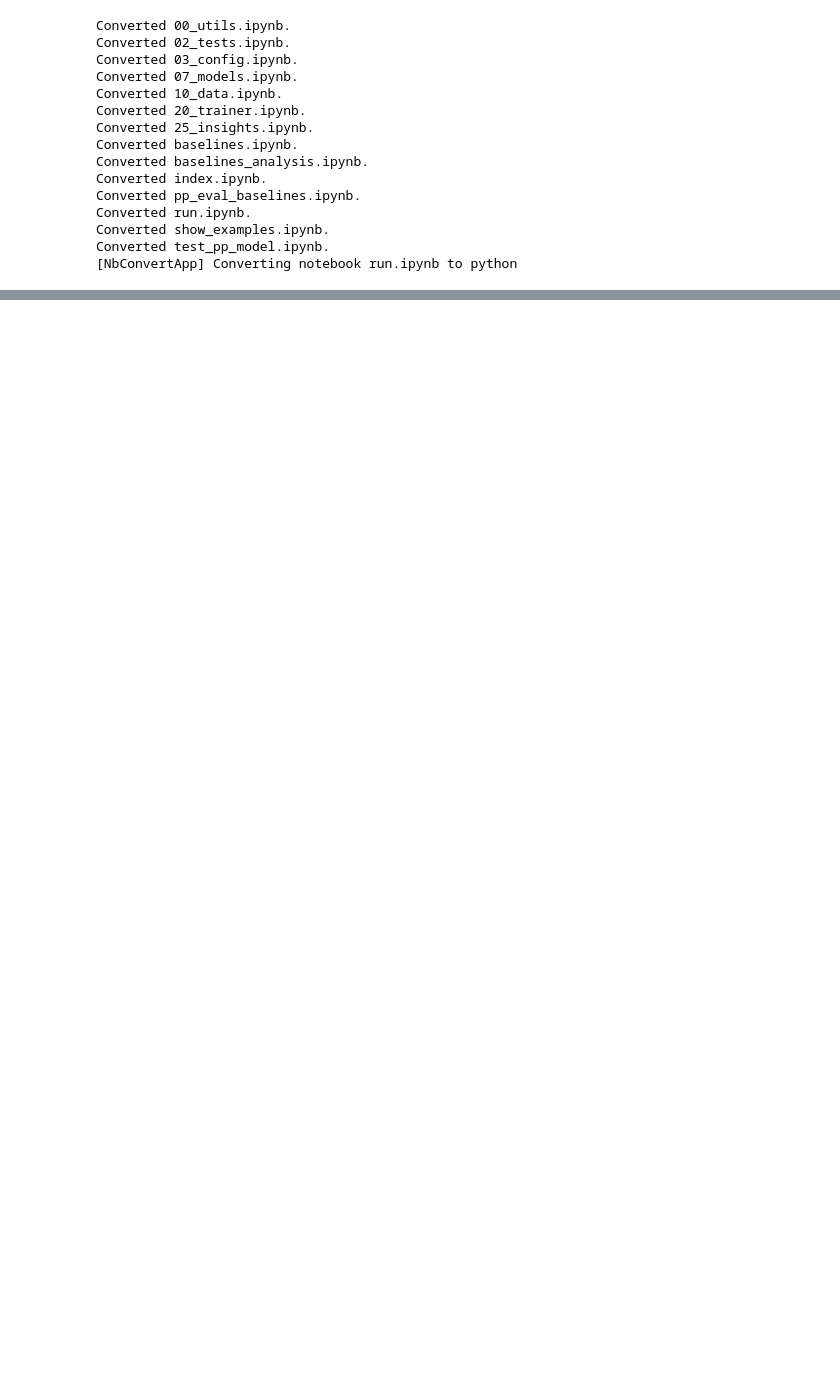
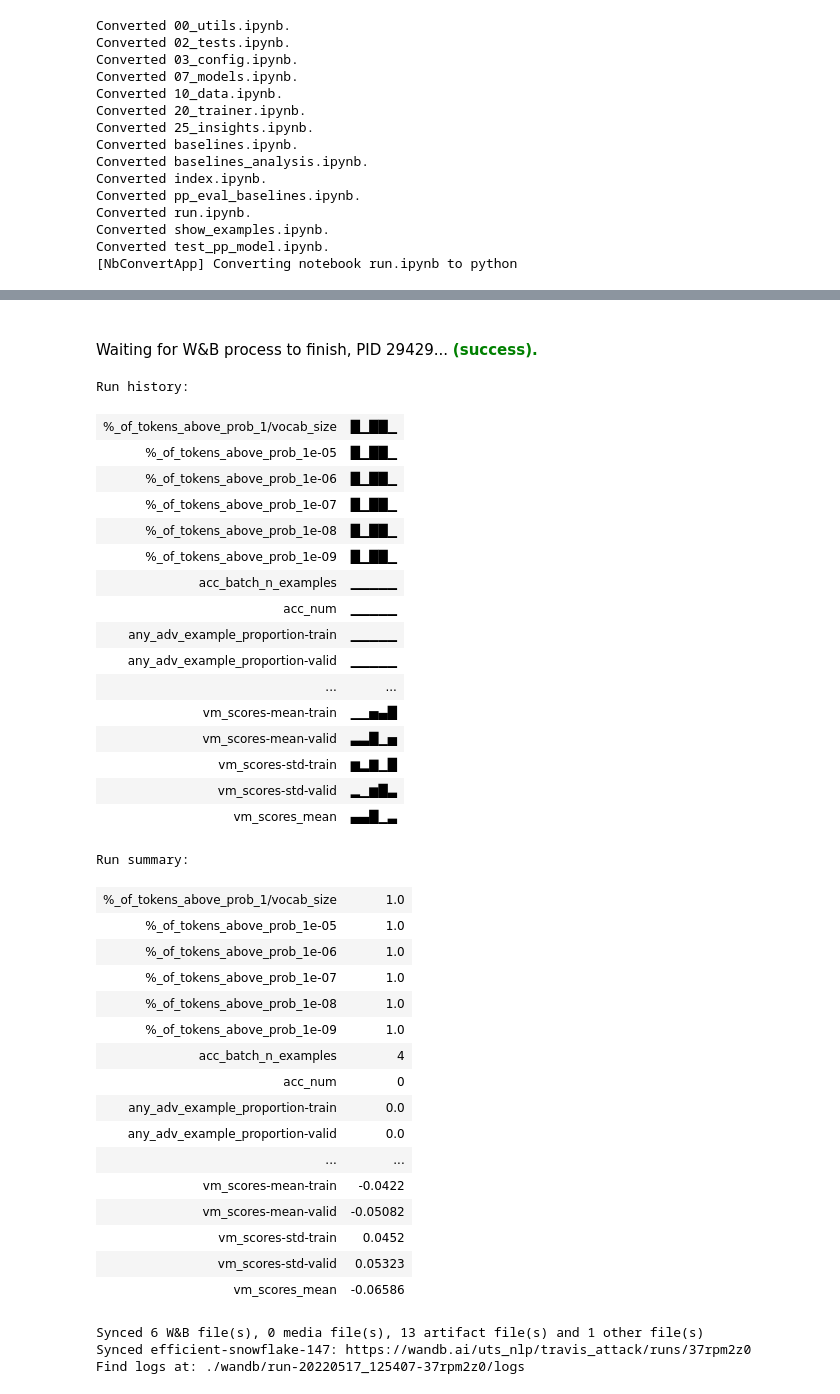
Before and after one commit to puzzler10/travis_attack, a Jupyter notebook: run.ipynb, the cells around one changed output, grey strips where cells are left out. Saved outputs shown, nothing was run; the diff lists cells and outputs as text; code cells hidden in the pictures; blank space fills up the shorter version.

```diff
--- a/run.ipynb
+++ b/run.ipynb
@@ -347,7 +82,0 @@ df_expanded
-# %%
-cfg.wandb['mode'] = 'disabled'
-trainer = Trainer(cfg, vm_tokenizer, vm_model, pp_tokenizer, pp_model, ref_pp_model, sts_model, nli_tokenizer, nli_model, optimizer,
-                  ds, initial_eval=False, use_cpu=False)
-
-print(vars(cfg))
-trainer.train()
@@ -363,3 +83,44 @@ travis_attack.trainer: INFO     Now on epoch 5 of 5
+# %%
+trainer.run.finish()
+# %% [output]
+Waiting for W&B process to finish, PID 29429... (success).
+Run history:
+| %_of_tokens_above_prob_1/vocab_size | █▁██▁ |
+| %_of_tokens_above_prob_1e-05 | █▁██▁ |
+| %_of_tokens_above_prob_1e-06 | █▁██▁ |
+| %_of_tokens_above_prob_1e-07 | █▁██▁ |
+| %_of_tokens_above_prob_1e-08 | █▁██▁ |
+| %_of_tokens_above_prob_1e-09 | █▁██▁ |
+| acc_batch_n_examples | ▁▁▁▁▁ |
+| acc_num | ▁▁▁▁▁ |
+| any_adv_example_proportion-train | ▁▁▁▁▁ |
+| any_adv_example_proportion-valid | ▁▁▁▁▁ |
+| ... | ... |
+| vm_scores-mean-train | ▁▁▅▄█ |
+| vm_scores-mean-valid | ▃▃█▁▅ |
+| vm_scores-std-train | ▆▂▇▁█ |
+| vm_scores-std-valid | ▂▁▆█▃ |
+| vm_scores_mean | ▄▄█▁▃ |
+Run summary:
+| %_of_tokens_above_prob_1/vocab_size | 1.0 |
+| %_of_tokens_above_prob_1e-05 | 1.0 |
+| %_of_tokens_above_prob_1e-06 | 1.0 |
+| %_of_tokens_above_prob_1e-07 | 1.0 |
+| %_of_tokens_above_prob_1e-08 | 1.0 |
+| %_of_tokens_above_prob_1e-09 | 1.0 |
+| acc_batch_n_examples | 4 |
+| acc_num | 0 |
+| any_adv_example_proportion-train | 0.0 |
+| any_adv_example_proportion-valid | 0.0 |
+| ... | ... |
+| vm_scores-mean-train | -0.0422 |
+| vm_scores-mean-valid | -0.05082 |
+| vm_scores-std-train | 0.0452 |
+| vm_scores-std-valid | 0.05323 |
+| vm_scores_mean | -0.06586 |
+Synced 6 W&B file(s), 0 media file(s), 13 artifact file(s) and 1 other file(s)
+Synced efficient-snowflake-147: https://wandb.ai/uts_nlp/travis_attack/runs/37rpm2z0
+Find logs at: ./wandb/run-20220517_125407-37rpm2z0/logs
 # %%
 # ## TO RESUME RUN
 # cfg = Config()
```
Also changed, not shown: parts of 19 cells of this notebook, 16 other files.
